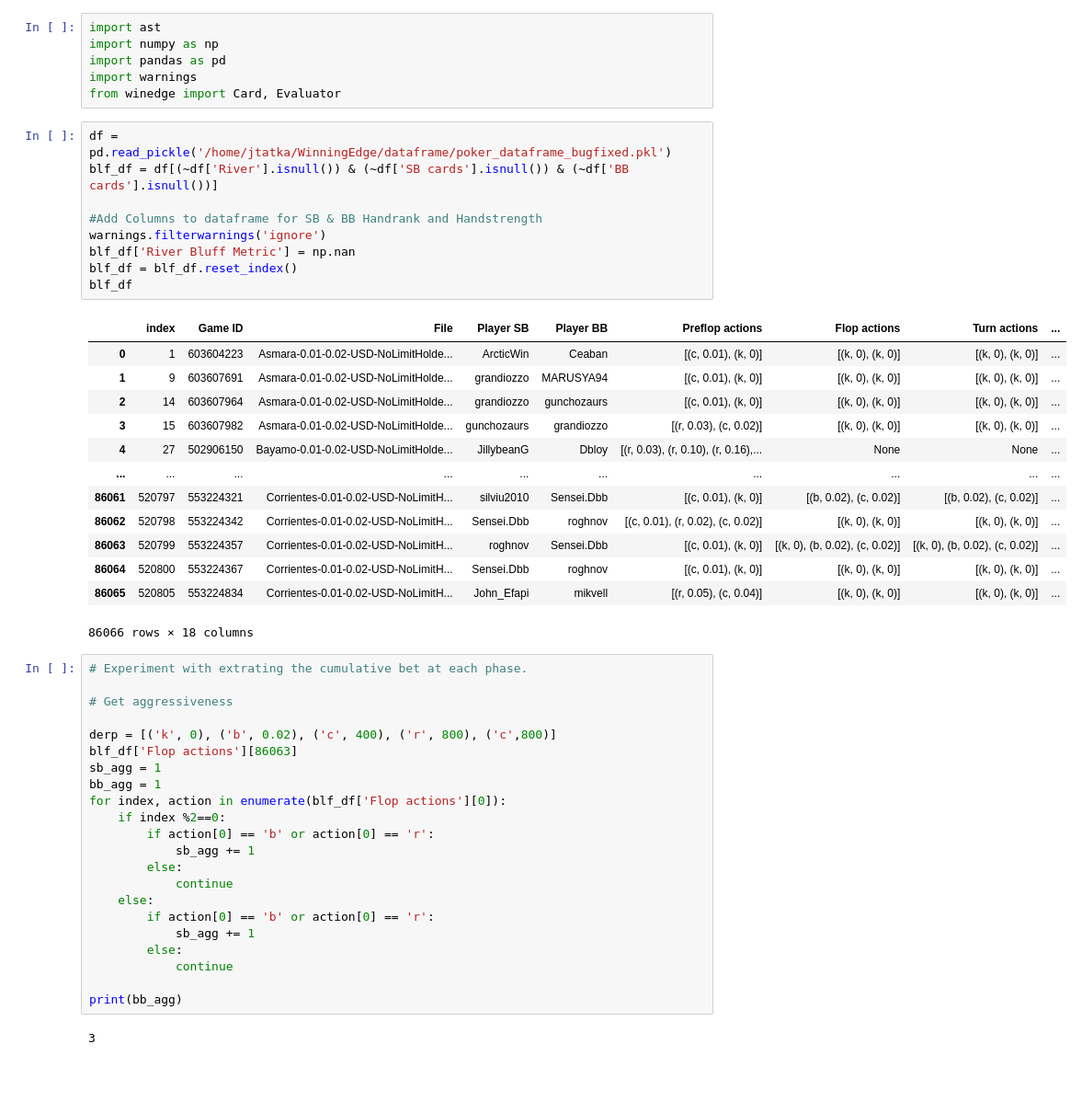
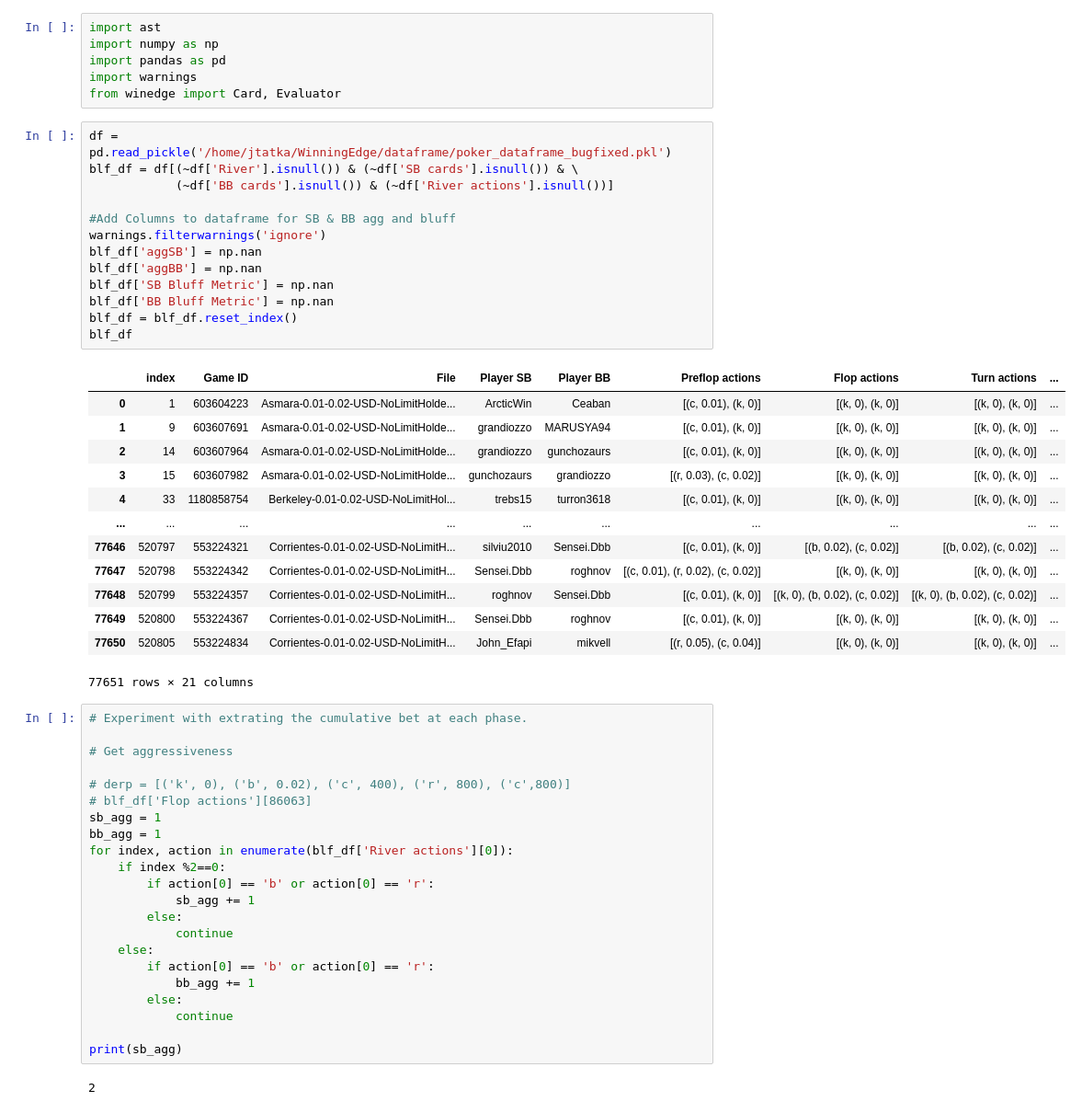
Before and after one commit to WinningEdge-AI/WinningEdge, a Jupyter notebook: bluff_metric_prototype.ipynb, the cells around one changed output. Shown: that part at 92% size. Drawn from its saved outputs; the diff is of its cells as text; blank space fills up the shorter version.

Commit message:
Finished bluff metric prototype. Will convert to module.

```diff
--- a/bluff_metric_prototype.ipynb
+++ b/bluff_metric_prototype.ipynb
@@ -6,37 +6,41 @@ import warnings
 from winedge import Card, Evaluator
 # %%
 df = pd.read_pickle('/home/jtatka/WinningEdge/dataframe/poker_dataframe_bugfixed.pkl')
-blf_df = df[(~df['River'].isnull()) & (~df['SB cards'].isnull()) & (~df['BB cards'].isnull())]
+blf_df = df[(~df['River'].isnull()) & (~df['SB cards'].isnull()) & \
+            (~df['BB cards'].isnull()) & (~df['River actions'].isnull())]
 
-#Add Columns to dataframe for SB & BB Handrank and Handstrength
+#Add Columns to dataframe for SB & BB agg and bluff
 warnings.filterwarnings('ignore')
-blf_df['River Bluff Metric'] = np.nan
+blf_df['aggSB'] = np.nan
+blf_df['aggBB'] = np.nan
+blf_df['SB Bluff Metric'] = np.nan
+blf_df['BB Bluff Metric'] = np.nan
 blf_df = blf_df.reset_index()
 blf_df
 # %% [output]
 |  | index | Game ID | File | Player SB | Player BB | Preflop actions | Flop actions | Turn actions | ... |
 | 0 | 1 | 603604223 | Asmara-0.01-0.02-USD-NoLimitHolde... | ArcticWin | Ceaban | [(c, 0.01), (k, 0)] | [(k, 0), (k, 0)] | [(k, 0), (k, 0)] | ... |
 | 1 | 9 | 603607691 | Asmara-0.01-0.02-USD-NoLimitHolde... | grandiozzo | MARUSYA94 | [(c, 0.01), (k, 0)] | [(k, 0), (k, 0)] | [(k, 0), (k, 0)] | ... |
 | 2 | 14 | 603607964 | Asmara-0.01-0.02-USD-NoLimitHolde... | grandiozzo | gunchozaurs | [(c, 0.01), (k, 0)] | [(k, 0), (k, 0)] | [(k, 0), (k, 0)] | ... |
 | 3 | 15 | 603607982 | Asmara-0.01-0.02-USD-NoLimitHolde... | gunchozaurs | grandiozzo | [(r, 0.03), (c, 0.02)] | [(k, 0), (k, 0)] | [(k, 0), (k, 0)] | ... |
-| 4 | 27 | 502906150 | Bayamo-0.01-0.02-USD-NoLimitHolde... | JillybeanG | Dbloy | [(r, 0.03), (r, 0.10), (r, 0.16),... | None | None | ... |
+| 4 | 33 | 1180858754 | Berkeley-0.01-0.02-USD-NoLimitHol... | trebs15 | turron3618 | [(c, 0.01), (k, 0)] | [(k, 0), (k, 0)] | [(k, 0), (k, 0)] | ... |
 | ... | ... | ... | ... | ... | ... | ... | ... | ... | ... |
-| 86061 | 520797 | 553224321 | Corrientes-0.01-0.02-USD-NoLimitH... | silviu2010 | Sensei.Dbb | [(c, 0.01), (k, 0)] | [(b, 0.02), (c, 0.02)] | [(b, 0.02), (c, 0.02)] | ... |
-| 86062 | 520798 | 553224342 | Corrientes-0.01-0.02-USD-NoLimitH... | Sensei.Dbb | roghnov | [(c, 0.01), (r, 0.02), (c, 0.02)] | [(k, 0), (k, 0)] | [(k, 0), (k, 0)] | ... |
-| 86063 | 520799 | 553224357 | Corrientes-0.01-0.02-USD-NoLimitH... | roghnov | Sensei.Dbb | [(c, 0.01), (k, 0)] | [(k, 0), (b, 0.02), (c, 0.02)] | [(k, 0), (b, 0.02), (c, 0.02)] | ... |
-| 86064 | 520800 | 553224367 | Corrientes-0.01-0.02-USD-NoLimitH... | Sensei.Dbb | roghnov | [(c, 0.01), (k, 0)] | [(k, 0), (k, 0)] | [(k, 0), (k, 0)] | ... |
-| 86065 | 520805 | 553224834 | Corrientes-0.01-0.02-USD-NoLimitH... | John_Efapi | mikvell | [(r, 0.05), (c, 0.04)] | [(k, 0), (k, 0)] | [(k, 0), (k, 0)] | ... |
+| 77646 | 520797 | 553224321 | Corrientes-0.01-0.02-USD-NoLimitH... | silviu2010 | Sensei.Dbb | [(c, 0.01), (k, 0)] | [(b, 0.02), (c, 0.02)] | [(b, 0.02), (c, 0.02)] | ... |
+| 77647 | 520798 | 553224342 | Corrientes-0.01-0.02-USD-NoLimitH... | Sensei.Dbb | roghnov | [(c, 0.01), (r, 0.02), (c, 0.02)] | [(k, 0), (k, 0)] | [(k, 0), (k, 0)] | ... |
+| 77648 | 520799 | 553224357 | Corrientes-0.01-0.02-USD-NoLimitH... | roghnov | Sensei.Dbb | [(c, 0.01), (k, 0)] | [(k, 0), (b, 0.02), (c, 0.02)] | [(k, 0), (b, 0.02), (c, 0.02)] | ... |
+| 77649 | 520800 | 553224367 | Corrientes-0.01-0.02-USD-NoLimitH... | Sensei.Dbb | roghnov | [(c, 0.01), (k, 0)] | [(k, 0), (k, 0)] | [(k, 0), (k, 0)] | ... |
+| 77650 | 520805 | 553224834 | Corrientes-0.01-0.02-USD-NoLimitH... | John_Efapi | mikvell | [(r, 0.05), (c, 0.04)] | [(k, 0), (k, 0)] | [(k, 0), (k, 0)] | ... |
-86066 rows × 18 columns
+77651 rows × 21 columns
 # %%
 # Experiment with extrating the cumulative bet at each phase.
 
 # Get aggressiveness
 
-derp = [('k', 0), ('b', 0.02), ('c', 400), ('r', 800), ('c',800)]
-blf_df['Flop actions'][86063]
+# derp = [('k', 0), ('b', 0.02), ('c', 400), ('r', 800), ('c',800)]
+# blf_df['Flop actions'][86063]
 sb_agg = 1
 bb_agg = 1
-for index, action in enumerate(blf_df['Flop actions'][0]):
+for index, action in enumerate(blf_df['River actions'][0]):
     if index %2==0:
         if action[0] == 'b' or action[0] == 'r':
             sb_agg += 1
@@ -44,11 +48,11 @@ for index, action in enumerate(blf_df['Flop actions'][0]):
             continue
     else:
         if action[0] == 'b' or action[0] == 'r':
-            sb_agg += 1
+            bb_agg += 1
         else:
             continue
 
-print(bb_agg)
+print(sb_agg)
 # %% [output]
-3
+2
 # %%
```
Also changed, not shown: parts of 4 cells of this notebook.
